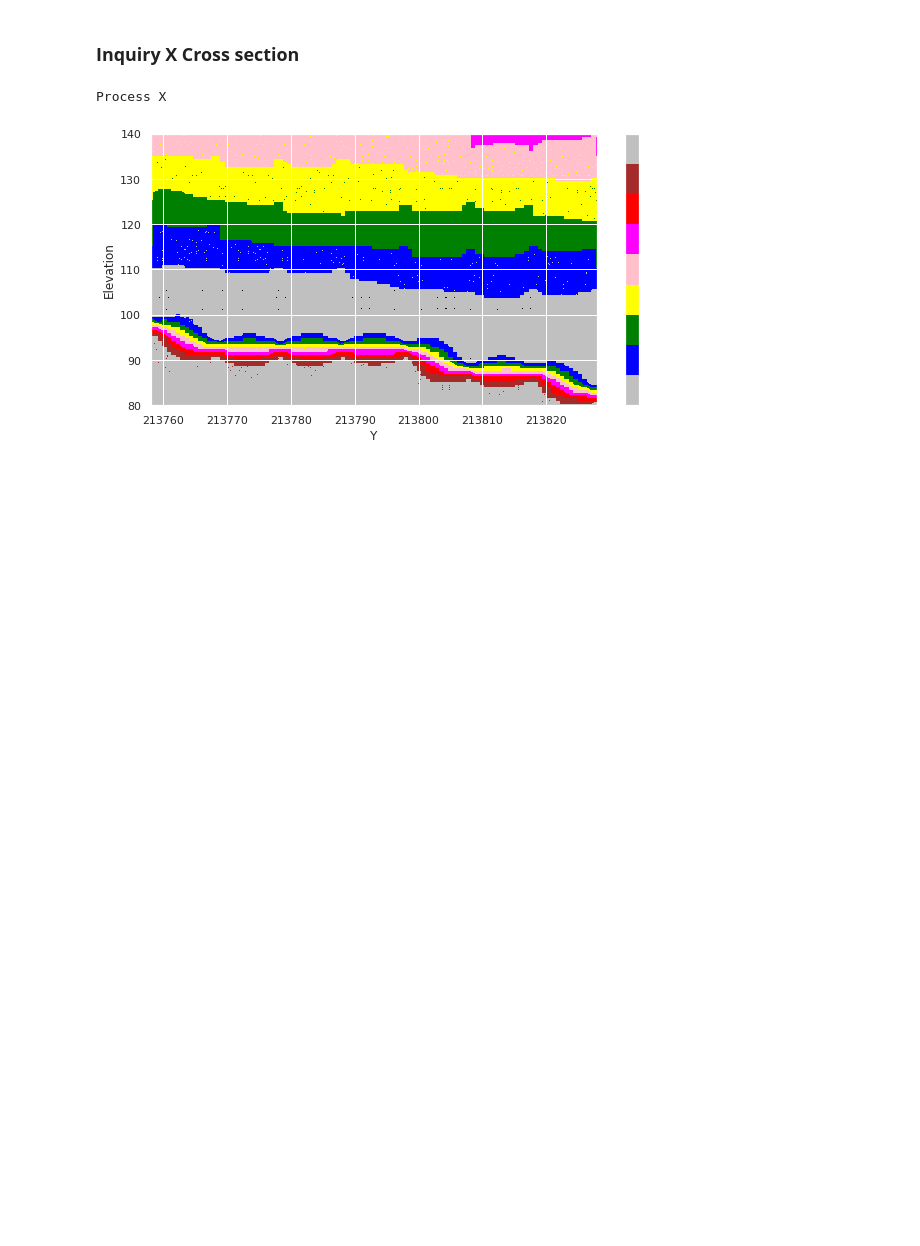
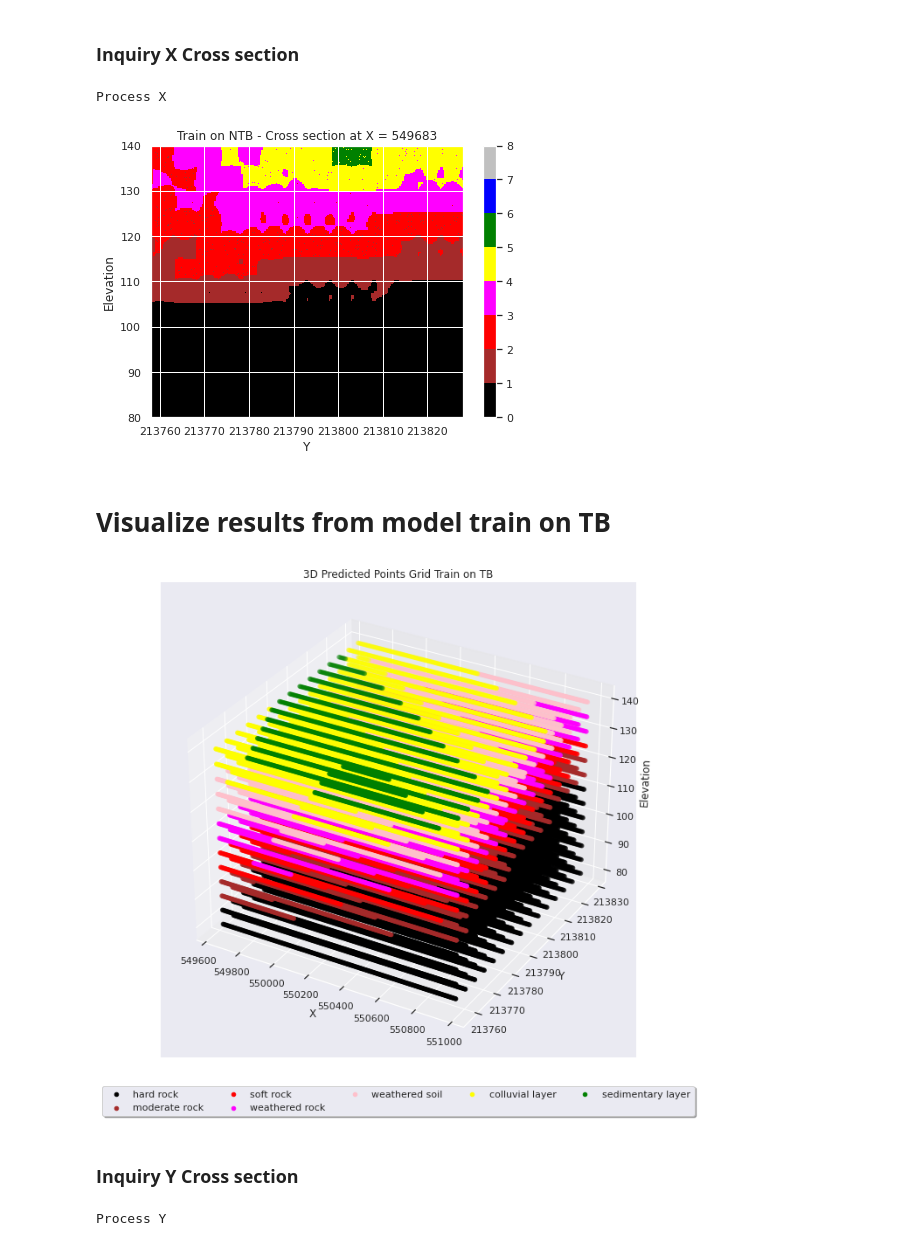
Before and after one commit to daitranskku/soil_properties, a Jupyter notebook: Step3_visualize_3D_points_and_cross_sections.ipynb, the cells around one changed output. Saved outputs shown, nothing was run; the diff lists cells and outputs as text; code cells hidden in the pictures; blank space fills up the shorter version.

```diff
--- a/Step3_visualize_3D_points_and_cross_sections.ipynb
+++ b/Step3_visualize_3D_points_and_cross_sections.ipynb
@@ -196,5 +192,9 @@ X_cross_X, soil_type_cross_X = extract_cross_section(inquiry_X = 549648)
 Process X
 # %%
 plot_cross_section(X_cross_X, soil_type_cross_X, inquiry = 'X')
+plt.title('Train on NTB - Cross section at X = {}'.format(INQUIRY_X))
+plt.savefig('/home/daitran/Desktop/git/soil_properties/figures/cross_section_X_ntb.png', dpi=300)
 # %% [output]
-[figure, old version]
+[figure, new version]
+# %% [markdown]
+# **Visualize results from model train on TB**
@@ -200,0 +204,12 @@ plot_cross_section(X_cross_X, soil_type_cross_X, inquiry = 'X')
+# %%
+X, soil_type = extract_cross_section(inquiry_X = False, inquiry_Y= False, inquiry_elevation = False)
+# %%
+plot_full_3D_points(x = X, y = soil_type, labels = labels, colours=label_colours, train_on='tb')
+# %% [output]
+[figure, added]
+# %% [markdown]
+### **Inquiry Y Cross section**
+# %%
+X_cross_Y, soil_type_cross_Y = extract_cross_section(inquiry_Y = INQUIRY_Y)
+# %% [output]
+Process Y
```
Also changed, not shown: parts of 27 cells of this notebook, 24 other files.
